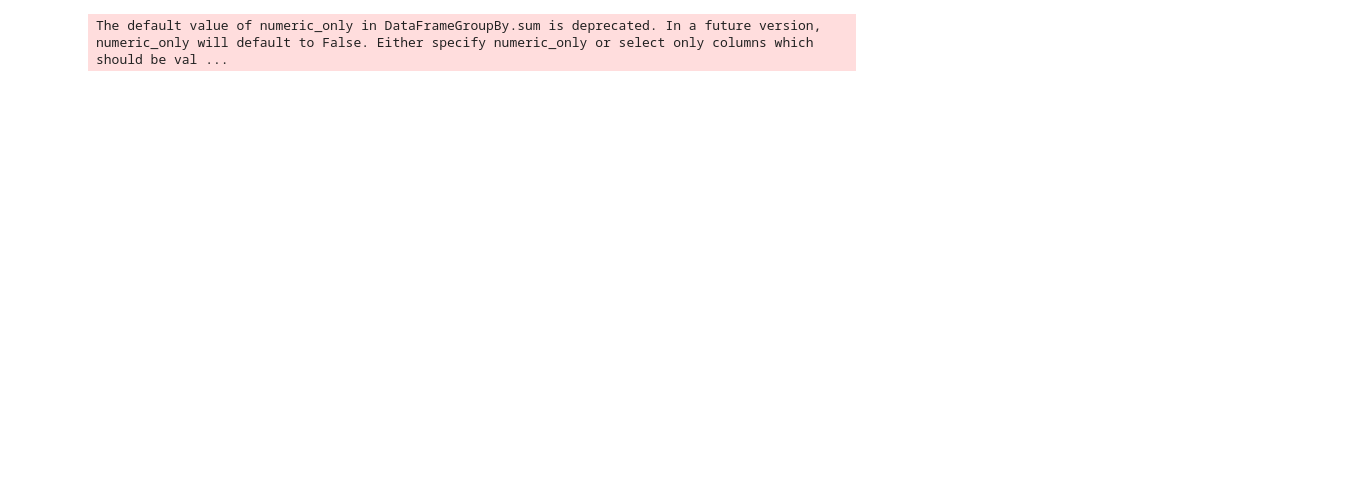
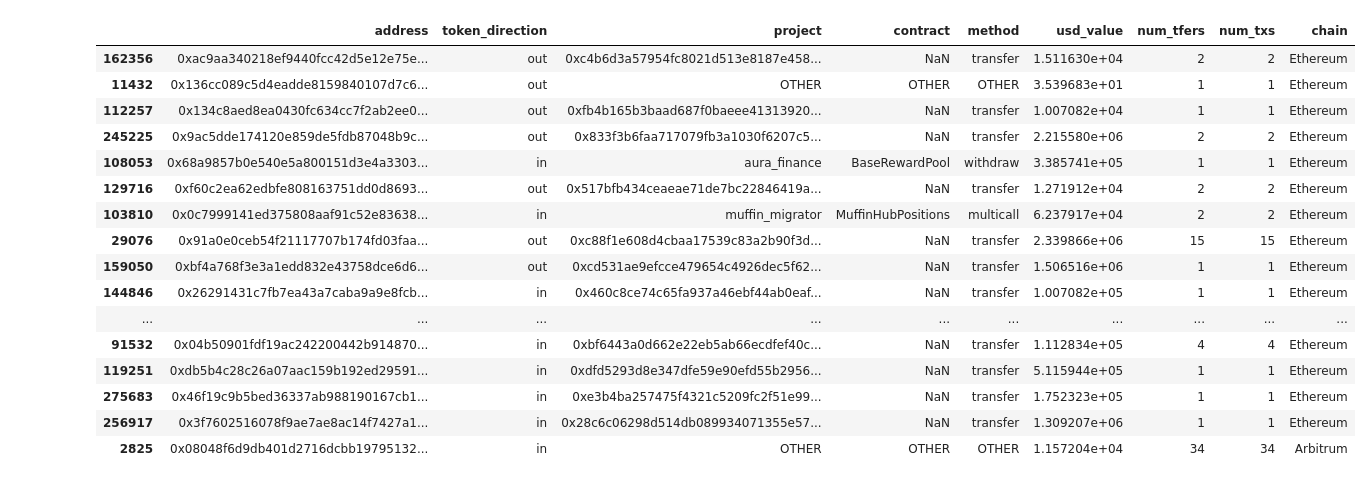
Before and after one commit to MSilb7/op_data, a Jupyter notebook: op_whale_actions.ipynb, the cells around one changed output. Saved outputs shown, nothing was run; the diff lists cells and outputs as text; code cells hidden in the pictures; blank space fills up the shorter version.

Commit message:
update whale findings

```diff
--- a/op_whale_actions.ipynb
+++ b/op_whale_actions.ipynb
@@ -6 +8,33 @@ import os
+# %%
+prepend = 'csv_exports/whale_actions/'
+
+op_df = pd.read_csv(prepend + 'op_whale_actions_22_01_18.csv')
+op_df['chain'] = 'Optimism'
+
+l1_df = pd.read_csv(prepend + 'l1_whale_actions_22_01_18.csv')
+l1_df['chain'] = 'Ethereum'
+
+arb_df = pd.read_csv(prepend + 'arbi_whale_actions_22_01_18.csv')
+arb_df['chain'] = 'Arbitrum'
+
+df = pd.concat([op_df, l1_df, arb_df])
+df.sample(20)
+# %% [output]
+|  | address | token_direction | project | contract | method | usd_value | num_tfers | num_txs | chain |
+| 162356 | 0xac9aa340218ef9440fcc42d5e12e75e... | out | 0xc4b6d3a57954fc8021d513e8187e458... | NaN | transfer | 1.511630e+04 | 2 | 2 | Ethereum |
+| 11432 | 0x136cc089c5d4eadde8159840107d7c6... | out | OTHER | OTHER | OTHER | 3.539683e+01 | 1 | 1 | Ethereum |
+| 112257 | 0x134c8aed8ea0430fc634cc7f2ab2ee0... | out | 0xfb4b165b3baad687f0baeee41313920... | NaN | transfer | 1.007082e+04 | 1 | 1 | Ethereum |
+| 245225 | 0x9ac5dde174120e859de5fdb87048b9c... | out | 0x833f3b6faa717079fb3a1030f6207c5... | NaN | transfer | 2.215580e+06 | 2 | 2 | Ethereum |
+| 108053 | 0x68a9857b0e540e5a800151d3e4a3303... | in | aura_finance | BaseRewardPool | withdraw | 3.385741e+05 | 1 | 1 | Ethereum |
+| 129716 | 0xf60c2ea62edbfe808163751dd0d8693... | out | 0x517bfb434ceaeae71de7bc22846419a... | NaN | transfer | 1.271912e+04 | 2 | 2 | Ethereum |
+| 103810 | 0x0c7999141ed375808aaf91c52e83638... | in | muffin_migrator | MuffinHubPositions | multicall | 6.237917e+04 | 2 | 2 | Ethereum |
+| 29076 | 0x91a0e0ceb54f21117707b174fd03faa... | out | 0xc88f1e608d4cbaa17539c83a2b90f3d... | NaN | transfer | 2.339866e+06 | 15 | 15 | Ethereum |
+| 159050 | 0xbf4a768f3e3a1edd832e43758dce6d6... | out | 0xcd531ae9efcce479654c4926dec5f62... | NaN | transfer | 1.506516e+06 | 1 | 1 | Ethereum |
+| 144846 | 0x26291431c7fb7ea43a7caba9a9e8fcb... | in | 0x460c8ce74c65fa937a46ebf44ab0eaf... | NaN | transfer | 1.007082e+05 | 1 | 1 | Ethereum |
+| ... | ... | ... | ... | ... | ... | ... | ... | ... | ... |
+| 91532 | 0x04b50901fdf19ac242200442b914870... | in | 0xbf6443a0d662e22eb5ab66ecdfef40c... | NaN | transfer | 1.112834e+05 | 4 | 4 | Ethereum |
+| 119251 | 0xdb5b4c28c26a07aac159b192ed29591... | in | 0xdfd5293d8e347dfe59e90efd55b2956... | NaN | transfer | 5.115944e+05 | 1 | 1 | Ethereum |
+| 275683 | 0x46f19c9b5bed36337ab988190167cb1... | in | 0xe3b4ba257475f4321c5209fc2f51e99... | NaN | transfer | 1.752323e+05 | 1 | 1 | Ethereum |
+| 256917 | 0x3f7602516078f9ae7ae8ac14f7427a1... | in | 0x28c6c06298d514db089934071355e57... | NaN | transfer | 1.309207e+06 | 1 | 1 | Ethereum |
+| 2825 | 0x08048f6d9db401d2716dcbb19795132... | in | OTHER | OTHER | OTHER | 1.157204e+04 | 34 | 34 | Arbitrum |
 # %%
@@ -11,11 +45,9 @@ df['usd_value_net'] = df['usd_value_in'] - df['usd_value_out']
 df['usd_value_net'] = np.where(df['usd_value_net'] < 0, 0, df['usd_value_net'])
 val_cols = ['usd_value','usd_value_in','usd_value_out','usd_value_net']
 # %%
-df_addr = df.groupby(['address','project','contract','method']).sum()
+df_addr = df.groupby(['chain','address','project','contract','method']).sum()
 df_addr.reset_index(inplace=True)
 
 for val in val_cols:
         df_addr[val + '_pct_share'] = df_addr.groupby('address')[val].transform(lambda x: x / x.sum())
 # display(df_addr)
-# %% [output]
-The default value of numeric_only in DataFrameGroupBy.sum is deprecated. In a future version, numeric_only will default to False. Either specify numeric_only or select only columns which should be val ...
```
Also changed, not shown: parts of 7 cells of this notebook, 3 other files.
